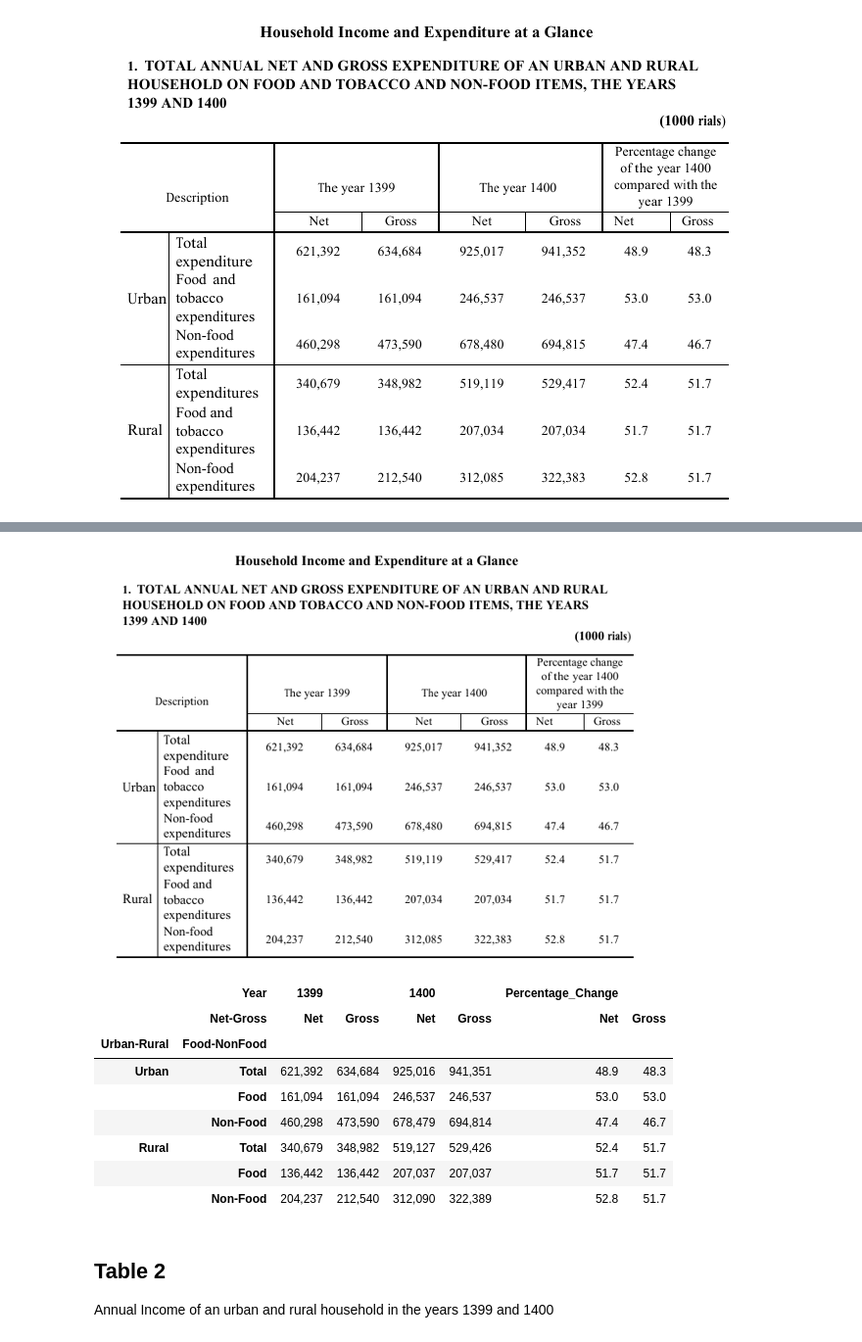
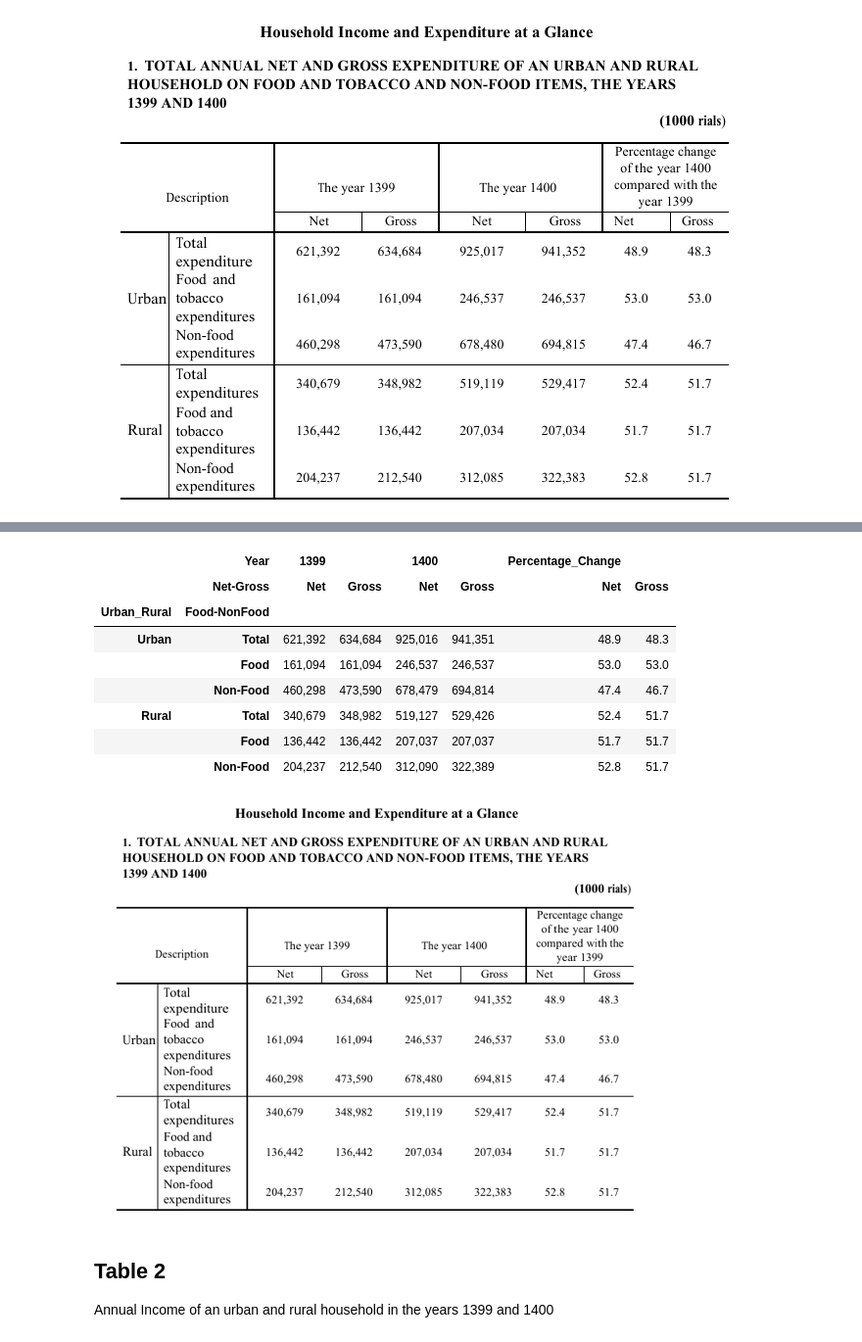
Before and after one commit to Iran-Open-Data/HBSIR_OLD, a Jupyter notebook: examples/ISC/summery_results/1400/summery-results.ipynb, the cells around one changed output, grey strips where cells are left out. Shown at 98% size. Cells and saved outputs as stored; diff of their text form; code cells hidden in the pictures.

```diff
--- a/examples/ISC/summery_results/1400/summery-results.ipynb
+++ b/examples/ISC/summery_results/1400/summery-results.ipynb
@@ -158,22 +57,0 @@ summery_table.loc[:, ("Percentage_Change", "Gross")] = (
-# %%
-final_table = summery_table.style
-final_table = final_table.format("{:,.0f}", subset=[1399, 1400])
-final_table = final_table.format("{:,.1f}", subset=["Percentage_Change"])
-
-image_size = expenditure_summery_table.size
-scale = 0.85
-new_size = tuple(int(num * scale) for num in image_size)
-final_image = expenditure_summery_table.resize(new_size)
-
-display(final_image, final_table)
-# %% [output]
-[figure, removed]
-|  | Year | 1399 |  | 1400 |  | Percentage_Change |  |
-|  | Net-Gross | Net | Gross | Net | Gross | Net | Gross |
-| Urban-Rural | Food-NonFood |  |  |  |  |  |  |
-| Urban | Total | 621,392 | 634,684 | 925,016 | 941,351 | 48.9 | 48.3 |
-|  | Food | 161,094 | 161,094 | 246,537 | 246,537 | 53.0 | 53.0 |
-|  | Non-Food | 460,298 | 473,590 | 678,479 | 694,814 | 47.4 | 46.7 |
-| Rural | Total | 340,679 | 348,982 | 519,127 | 529,426 | 52.4 | 51.7 |
-|  | Food | 136,442 | 136,442 | 207,037 | 207,037 | 51.7 | 51.7 |
-|  | Non-Food | 204,237 | 212,540 | 312,090 | 322,389 | 52.8 | 51.7 |
@@ -180,3 +77,48 @@ display(final_image, final_table)
+# %%
+def sort_key(axis: pd.Index):
+    sort_order = {
+        "Total": 1,
+        "Food": 2,
+        "Non-Food": 3,
+        "Urban": 11,
+        "Rural": 12,
+        "Net": 21,
+        "Gross": 22,
+        1399: 31,
+        1400: 32,
+        "Percentage_Change": 33,
+    }
+    axis = axis.map(sort_order)
+    axis = axis.astype(int)
+    return axis
+
+styled_table = (
+    data
+    .div(1000)
+    .unstack("Year")
+    .assign(Percentage_Change=lambda df: (df[1400] / df[1399] -1) * 100)
+    .unstack("Net-Gross")
+    .sort_index(key=sort_key)
+    .sort_index(key=sort_key, axis="columns")
+    .style
+    .format("{:,.0f}", subset=[1399, 1400])
+    .format("{:,.1f}", subset=["Percentage_Change"])
+)
+display(
+    styled_table,
+    final_image,
+)
+# %% [output]
+|  | Year | 1399 |  | 1400 |  | Percentage_Change |  |
+|  | Net-Gross | Net | Gross | Net | Gross | Net | Gross |
+| Urban_Rural | Food-NonFood |  |  |  |  |  |  |
+| Urban | Total | 621,392 | 634,684 | 925,016 | 941,351 | 48.9 | 48.3 |
+|  | Food | 161,094 | 161,094 | 246,537 | 246,537 | 53.0 | 53.0 |
+|  | Non-Food | 460,298 | 473,590 | 678,479 | 694,814 | 47.4 | 46.7 |
+| Rural | Total | 340,679 | 348,982 | 519,127 | 529,426 | 52.4 | 51.7 |
+|  | Food | 136,442 | 136,442 | 207,037 | 207,037 | 51.7 | 51.7 |
+|  | Non-Food | 204,237 | 212,540 | 312,090 | 322,389 | 52.8 | 51.7 |
+[figure, added]
 # %% [markdown]
 ## Table 2
 Annual Income of an urban and rural household in the years 1399 and 1400
```
Also changed, not shown: parts of 10 cells of this notebook, 1 other file.
